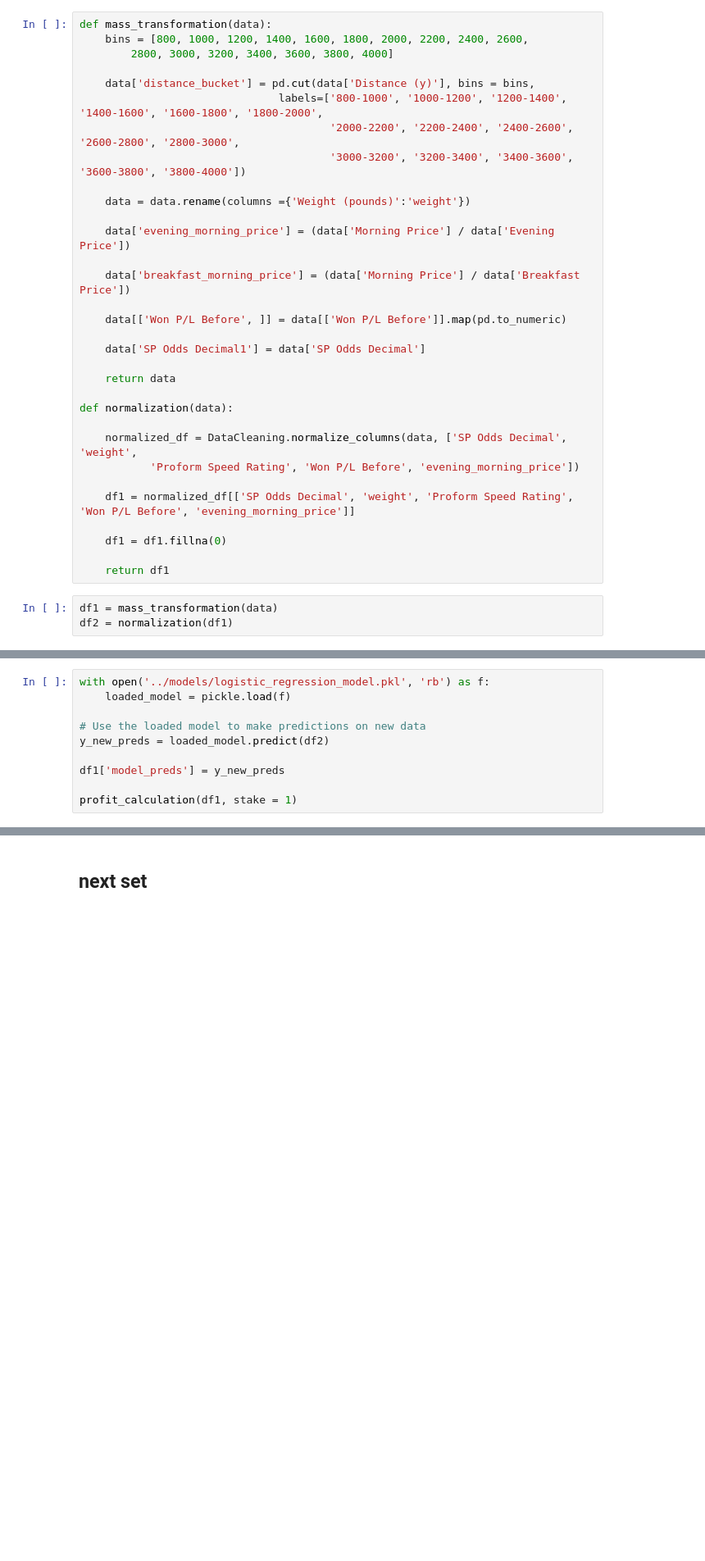
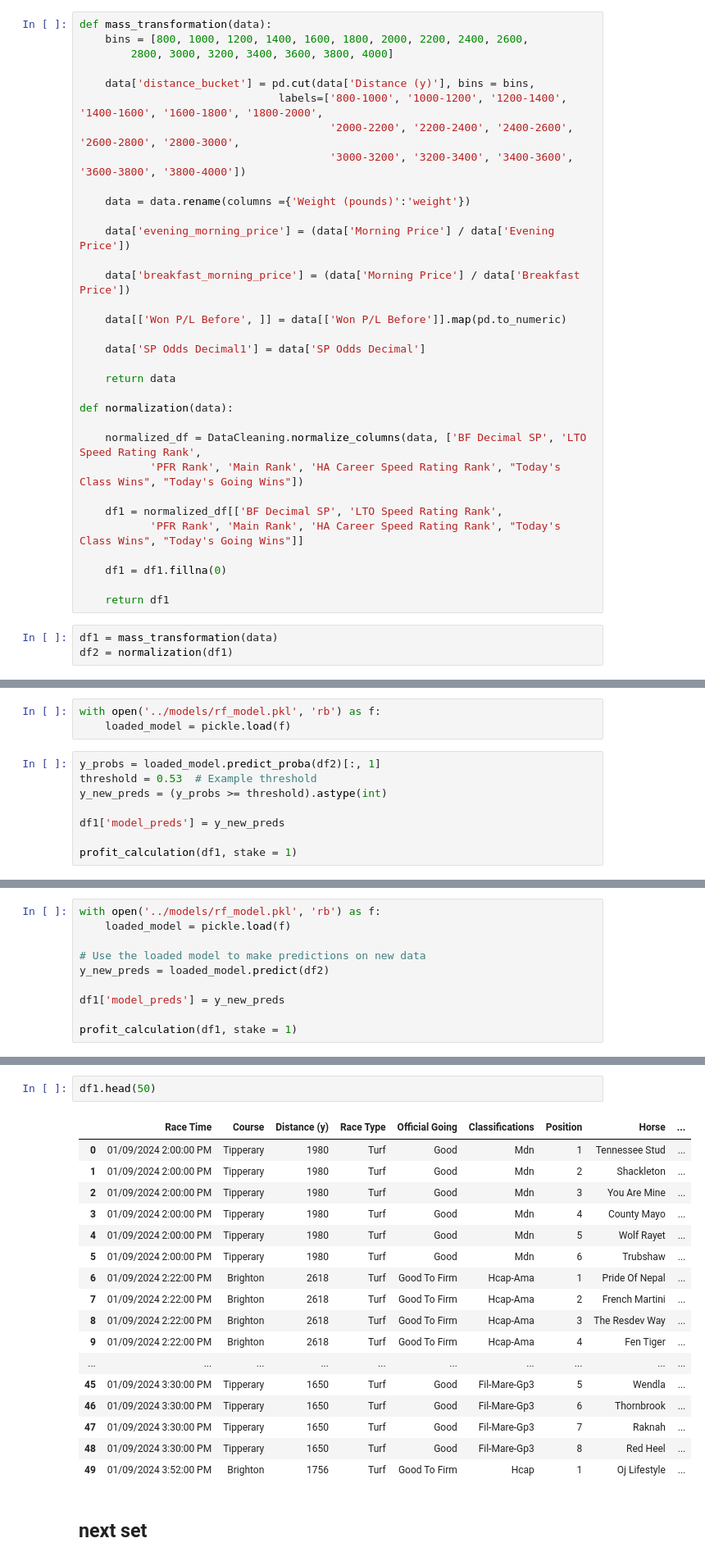
Before and after one commit to andrewbarwise/horse_trading, a Jupyter notebook: notebooks/main.ipynb, the cells around one changed output, grey strips where cells are left out. Shown at 82% size. Drawn from its saved outputs; the diff is of its cells as text; blank space fills up the shorter version.

Commit message:
playing around with the models

```diff
--- a/notebooks/main.ipynb
+++ b/notebooks/main.ipynb
@@ -61,10 +66,11 @@ def mass_transformation(data):
 
 def normalization(data):
 
-    normalized_df = DataCleaning.normalize_columns(data, ['SP Odds Decimal', 'weight',
-           'Proform Speed Rating', 'Won P/L Before', 'evening_morning_price'])
+    normalized_df = DataCleaning.normalize_columns(data, ['BF Decimal SP', 'LTO Speed Rating Rank',
+           'PFR Rank', 'Main Rank', 'HA Career Speed Rating Rank', "Today's Class Wins", "Today's Going Wins"])
 
-    df1 = normalized_df[['SP Odds Decimal', 'weight', 'Proform Speed Rating', 'Won P/L Before', 'evening_morning_price']]
+    df1 = normalized_df[['BF Decimal SP', 'LTO Speed Rating Rank',
+           'PFR Rank', 'Main Rank', 'HA Career Speed Rating Rank', "Today's Class Wins", "Today's Going Wins"]]
 
     df1 = df1.fillna(0)
 
@@ -74,0 +90,11 @@ df2 = normalization(df1)
+# %%
+with open('../models/rf_model.pkl', 'rb') as f:
+    loaded_model = pickle.load(f)
+# %%
+y_probs = loaded_model.predict_proba(df2)[:, 1]
+threshold = 0.53  # Example threshold
+y_new_preds = (y_probs >= threshold).astype(int)
+
+df1['model_preds'] = y_new_preds
+
+profit_calculation(df1, stake = 1)
@@ -75,5 +106,5 @@ df2 = normalization(df1)
 # %%
-with open('../models/logistic_regression_model.pkl', 'rb') as f:
+with open('../models/rf_model.pkl', 'rb') as f:
     loaded_model = pickle.load(f)
 
 # Use the loaded model to make predictions on new data
@@ -90,3 +125,23 @@ Model accuracy: 27.07%
+# %%
+df1.head(50)
+# %% [output]
+|  | Race Time | Course | Distance (y) | Race Type | Official Going | Classifications | Position | Horse | ... |
+| 0 | 01/09/2024 2:00:00 PM | Tipperary | 1980 | Turf | Good | Mdn | 1 | Tennessee Stud | ... |
+| 1 | 01/09/2024 2:00:00 PM | Tipperary | 1980 | Turf | Good | Mdn | 2 | Shackleton | ... |
+| 2 | 01/09/2024 2:00:00 PM | Tipperary | 1980 | Turf | Good | Mdn | 3 | You Are Mine | ... |
+| 3 | 01/09/2024 2:00:00 PM | Tipperary | 1980 | Turf | Good | Mdn | 4 | County Mayo | ... |
+| 4 | 01/09/2024 2:00:00 PM | Tipperary | 1980 | Turf | Good | Mdn | 5 | Wolf Rayet | ... |
+| 5 | 01/09/2024 2:00:00 PM | Tipperary | 1980 | Turf | Good | Mdn | 6 | Trubshaw | ... |
+| 6 | 01/09/2024 2:22:00 PM | Brighton | 2618 | Turf | Good To Firm | Hcap-Ama | 1 | Pride Of Nepal | ... |
+| 7 | 01/09/2024 2:22:00 PM | Brighton | 2618 | Turf | Good To Firm | Hcap-Ama | 2 | French Martini | ... |
+| 8 | 01/09/2024 2:22:00 PM | Brighton | 2618 | Turf | Good To Firm | Hcap-Ama | 3 | The Resdev Way | ... |
+| 9 | 01/09/2024 2:22:00 PM | Brighton | 2618 | Turf | Good To Firm | Hcap-Ama | 4 | Fen Tiger | ... |
+| ... | ... | ... | ... | ... | ... | ... | ... | ... | ... |
+| 45 | 01/09/2024 3:30:00 PM | Tipperary | 1650 | Turf | Good | Fil-Mare-Gp3 | 5 | Wendla | ... |
+| 46 | 01/09/2024 3:30:00 PM | Tipperary | 1650 | Turf | Good | Fil-Mare-Gp3 | 6 | Thornbrook | ... |
+| 47 | 01/09/2024 3:30:00 PM | Tipperary | 1650 | Turf | Good | Fil-Mare-Gp3 | 7 | Raknah | ... |
+| 48 | 01/09/2024 3:30:00 PM | Tipperary | 1650 | Turf | Good | Fil-Mare-Gp3 | 8 | Red Heel | ... |
+| 49 | 01/09/2024 3:52:00 PM | Brighton | 1756 | Turf | Good To Firm | Hcap | 1 | Oj Lifestyle | ... |
 # %% [markdown]
 ## next set
 # %%
```
Also changed, not shown: parts of 7 cells of this notebook, 6 other files.
